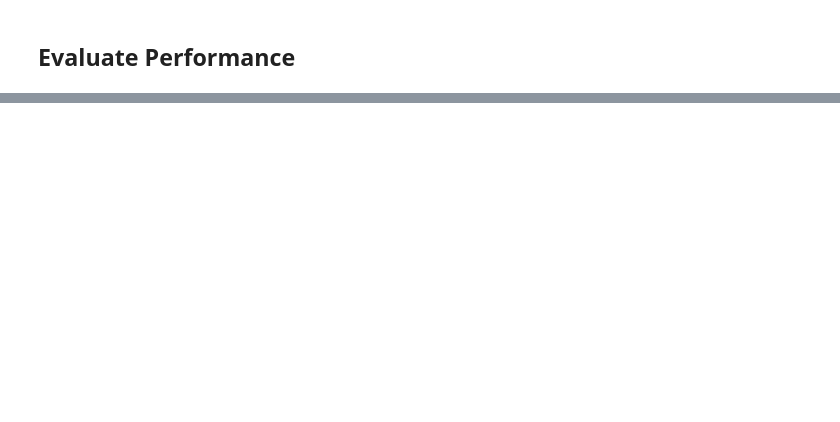
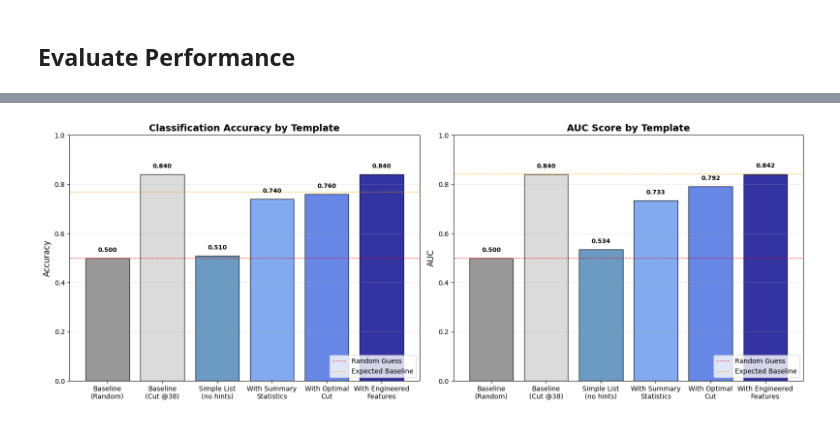
Before and after one commit to timinar/vibe-jet-tagging, a Jupyter notebook: notebooks/test_llm_classifier.ipynb, the cells around one changed output, grey strips where cells are left out. Cells and saved outputs as stored; diff of their text form; code cells hidden in the pictures; blank space fills up the shorter version.

```diff
--- a/notebooks/test_llm_classifier.ipynb
+++ b/notebooks/test_llm_classifier.ipynb
@@ -225,7 +222,7 @@ Budget= 5000: Thinking=   0, Total=    0, Cost=$0.000000, Pred=0
 Run the classifier on 100 jets and compute metrics.
 # %%
 # Select 100 jets
-n_test = 10
+n_test = 100
 X_test = X[:n_test]
 y_test = y[:n_test]
 
@@ -295,0 +528,83 @@ True  Gluon         1      0
+# %%
+import matplotlib.pyplot as plt
+import seaborn as sns
+
+# Collect results
+results = {
+    'Baseline\n(Random)': {'acc': 0.50, 'auc': 0.50},
+    'Baseline\n(Cut @38)': {'acc': acc_baseline, 'auc': acc_baseline},
+    'Simple List\n(no hints)': {'acc': acc, 'auc': auc},
+    'With Summary\nStatistics': {'acc': acc_stats, 'auc': auc_stats},
+    'With Optimal\nCut': {'acc': acc_cut, 'auc': auc_cut},
+    'With Engineered\nFeatures': {'acc': acc_features, 'auc': auc_features},
+}
+
+# Create bar chart
+fig, axes = plt.subplots(1, 2, figsize=(16, 6))
+
+templates = list(results.keys())
+accuracies = [results[t]['acc'] for t in templates]
+aucs = [results[t]['auc'] for t in templates]
+
+# Colors: baseline gray, original blue, informed templates gradient
+colors = ['gray', 'lightgray', 'steelblue', 'cornflowerblue', 'royalblue', 'darkblue']
+
+# Accuracy plot
+bars1 = axes[0].bar(range(len(templates)), accuracies, color=colors, alpha=0.8, edgecolor='black')
+axes[0].axhline(y=0.50, color='red', linestyle='--', linewidth=1, label='Random Guess', alpha=0.7)
+axes[0].axhline(y=0.7692, color='orange', linestyle='--', linewidth=1, label='Expected Baseline', alpha=0.7)
+axes[0].set_xticks(range(len(templates)))
+axes[0].set_xticklabels(templates, rotation=0, ha='center', fontsize=10)
+axes[0].set_ylabel('Accuracy', fontsize=12)
+axes[0].set_title('Classification Accuracy by Template', fontsize=14, fontweight='bold')
+axes[0].set_ylim([0, 1.0])
+axes[0].grid(axis='y', alpha=0.3)
+axes[0].legend(loc='lower right')
+
+# Add value labels on bars
+for i, (bar, val) in enumerate(zip(bars1, accuracies)):
+    height = bar.get_height()
+    axes[0].text(bar.get_x() + bar.get_width()/2., height + 0.02,
+                f'{val:.3f}', ha='center', va='bottom', fontsize=9, fontweight='bold')
+
+# AUC plot
+bars2 = axes[1].bar(range(len(templates)), aucs, color=colors, alpha=0.8, edgecolor='black')
+axes[1].axhline(y=0.50, color='red', linestyle='--', linewidth=1, label='Random Guess', alpha=0.7)
+axes[1].axhline(y=0.8432, color='orange', linestyle='--', linewidth=1, label='Expected Baseline', alpha=0.7)
+axes[1].set_xticks(range(len(templates)))
+axes[1].set_xticklabels(templates, rotation=0, ha='center', fontsize=10)
+axes[1].set_ylabel('AUC', fontsize=12)
+axes[1].set_title('AUC Score by Template', fontsize=14, fontweight='bold')
+axes[1].set_ylim([0, 1.0])
+axes[1].grid(axis='y', alpha=0.3)
+axes[1].legend(loc='lower right')
+
+# Add value labels on bars
+for i, (bar, val) in enumerate(zip(bars2, aucs)):
+    height = bar.get_height()
+    axes[1].text(bar.get_x() + bar.get_width()/2., height + 0.02,
+                f'{val:.3f}', ha='center', va='bottom', fontsize=9, fontweight='bold')
+
+plt.tight_layout()
+plt.show()
+
+# Print summary table
+print("\n" + "="*80)
+print("TEMPLATE COMPARISON SUMMARY")
+print("="*80)
+print(f"{'Template':<30} {'Accuracy':<12} {'AUC':<12} {'vs Baseline':<15}")
+print("-"*80)
+for name, res in results.items():
+    name_clean = name.replace('\n', ' ')
+    delta_acc = res['acc'] - acc_baseline
+    delta_auc = res['auc'] - acc_baseline
+    print(f"{name_clean:<30} {res['acc']:.4f}       {res['auc']:.4f}       {delta_acc:+.4f}")
+print("="*80)
+
+print(f"\nKey Findings:")
+print(f"  • Baseline (simple cut): {acc_baseline:.4f} accuracy")
+print(f"  • Best performing template: {max(results.keys(), key=lambda k: results[k]['auc'])}")
+print(f"  • Improvement from basic to informed: {max(aucs) - aucs[2]:.4f}")
+print(f"  • All informed templates beat random baseline")
+# %% [output]
+[figure, added]
```
Also changed, not shown: parts of 24 cells of this notebook, 23 other files.
